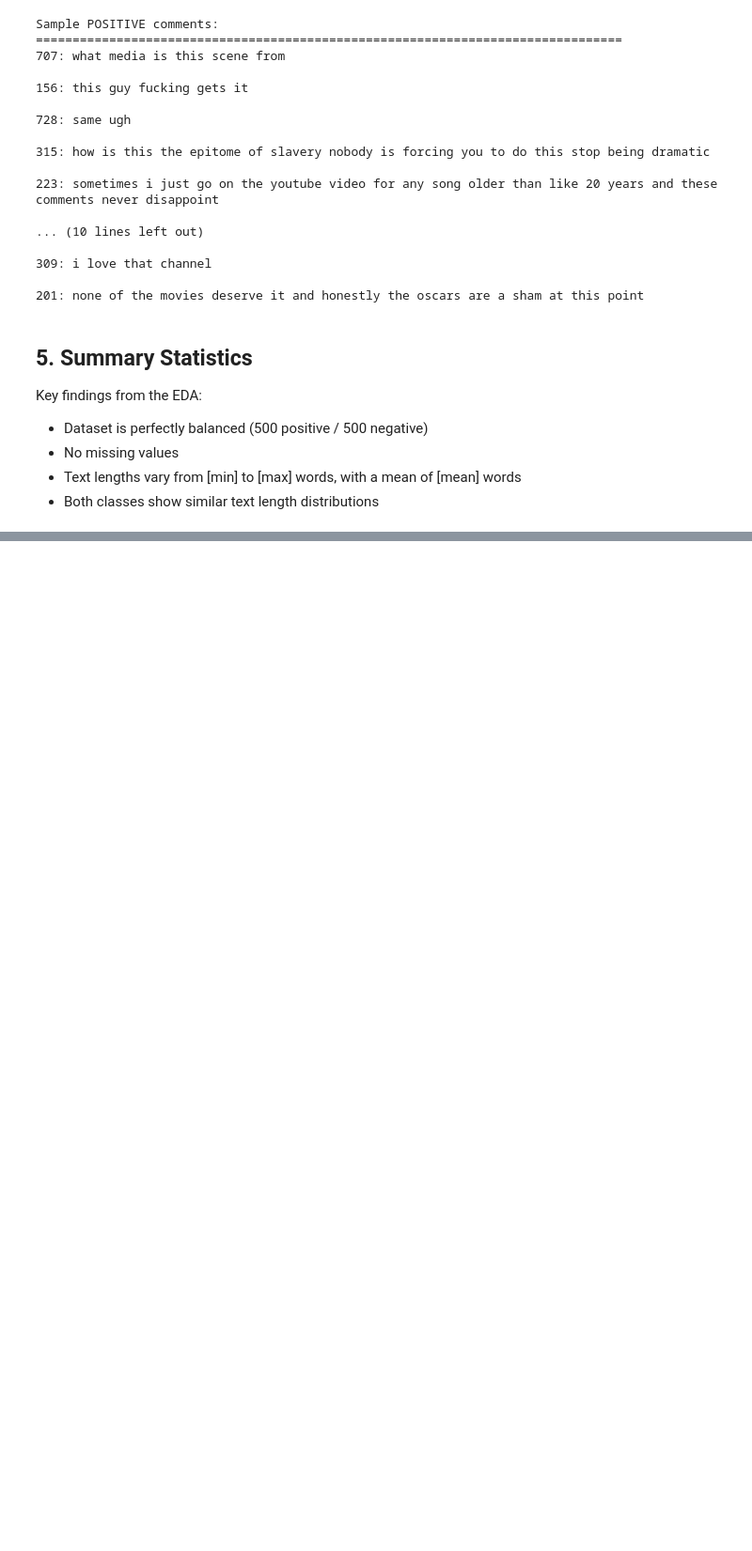
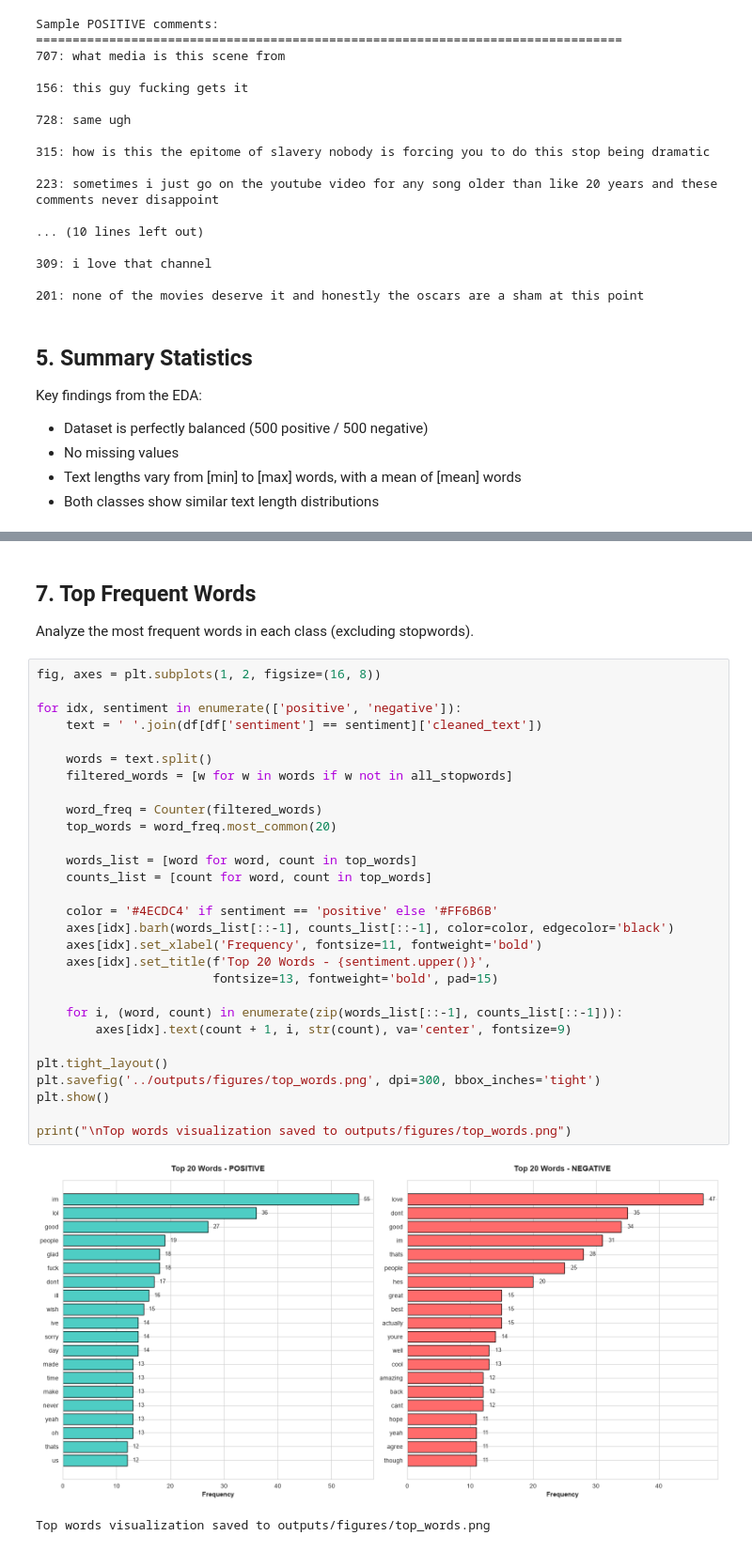
Before and after one commit to pabox123/JEHEJEHEJEHE, a Jupyter notebook: notebooks/01_eda.ipynb, the cells around one changed output, grey strips where cells are left out. Shown at 94% size. Drawn from its saved outputs; the diff is of its cells as text; blank space fills up the shorter version.

```diff
--- a/notebooks/01_eda.ipynb
+++ b/notebooks/01_eda.ipynb
@@ -226,0 +280,36 @@ Key findings from the EDA:
+# %% [markdown]
+## 7. Top Frequent Words
+
+Analyze the most frequent words in each class (excluding stopwords).
+# %%
+fig, axes = plt.subplots(1, 2, figsize=(16, 8))
+
+for idx, sentiment in enumerate(['positive', 'negative']):
+    text = ' '.join(df[df['sentiment'] == sentiment]['cleaned_text'])
+
+    words = text.split()
+    filtered_words = [w for w in words if w not in all_stopwords]
+
+    word_freq = Counter(filtered_words)
+    top_words = word_freq.most_common(20)
+
+    words_list = [word for word, count in top_words]
+    counts_list = [count for word, count in top_words]
+
+    color = '#4ECDC4' if sentiment == 'positive' else '#FF6B6B'
+    axes[idx].barh(words_list[::-1], counts_list[::-1], color=color, edgecolor='black')
+    axes[idx].set_xlabel('Frequency', fontsize=11, fontweight='bold')
+    axes[idx].set_title(f'Top 20 Words - {sentiment.upper()}',
+                        fontsize=13, fontweight='bold', pad=15)
+
+    for i, (word, count) in enumerate(zip(words_list[::-1], counts_list[::-1])):
+        axes[idx].text(count + 1, i, str(count), va='center', fontsize=9)
+
+plt.tight_layout()
+plt.savefig('../outputs/figures/top_words.png', dpi=300, bbox_inches='tight')
+plt.show()
+
+print("\nTop words visualization saved to outputs/figures/top_words.png")
+# %% [output]
+[figure, added]
+Top words visualization saved to outputs/figures/top_words.png
```
Also changed, not shown: parts of 4 cells of this notebook, 4 other files.
